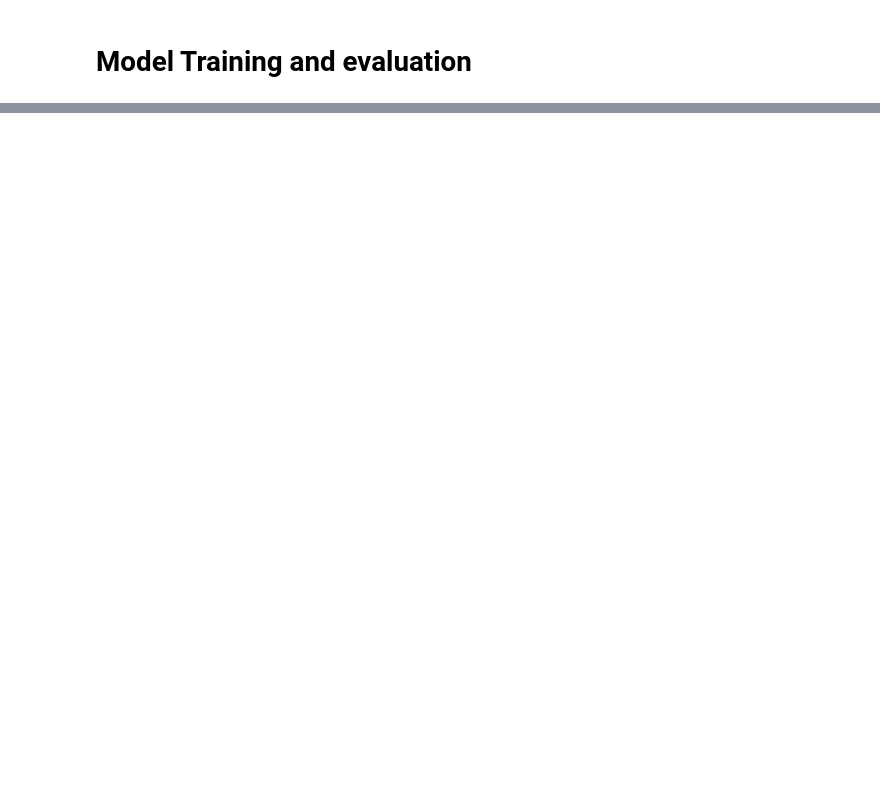
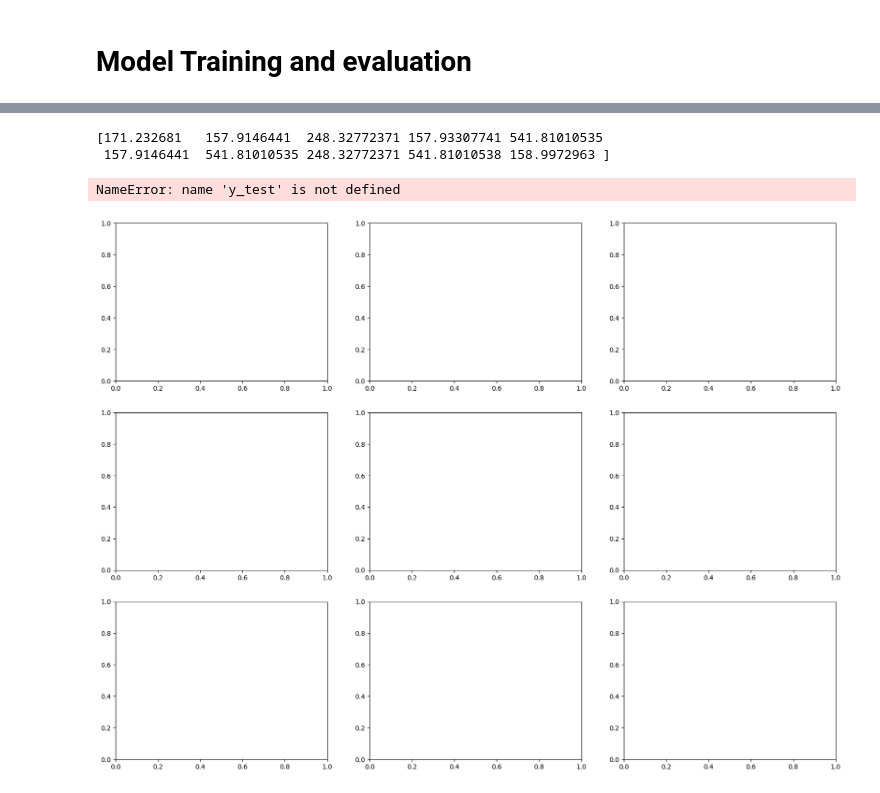
Before and after one commit to DroidZed/miniProject_Polynomial_Regression, a Jupyter notebook: polynomial_regression_nb.ipynb, the cells around one changed output, grey strips where cells are left out. Drawn from its saved outputs; the diff is of its cells as text; code cells hidden in the pictures; blank space fills up the shorter version.

```diff
--- a/polynomial_regression_nb.ipynb
+++ b/polynomial_regression_nb.ipynb
@@ -357,0 +536,7 @@ print(data_numeric.describe())
+# %%
+# Training configuration
+poly_degree = 10
+train_ratio = 0.5
+target_col = 'last'
+feature_cols = ['high', 'low', 'volume', 'change_percentage']
+validation_split = False
@@ -358,2 +696,22 @@ print(data_numeric.describe())
+# %%
+# Prediction
+
+df = pd.read_csv("data/test_1.csv")
+
+cleaned_test_data = clean_data(df)
+
+# Make predictions on new data
+def make_predictions(model, new_data, feature_cols):
+    """Make predictions on new data"""
+    X_new = new_data[feature_cols].values
+    predictions = model.predict(X_new)
+    return predictions
+
+# Example: Predict on the test set
+test_predictions = make_predictions(model, cleaned_test_data, feature_cols)
+print(test_predictions)
+# %% [output]
+[171.232681   157.9146441  248.32772371 157.93307741 541.81010535
+ 157.9146441  541.81010535 248.32772371 541.81010538 158.9972963 ]
 # %%
 # Evaluation (time + metrics)
@@ -362,2 +890,8 @@ print(data_numeric.describe())
+# %%
+# Usage
+plot_regression_performance()
+# %% [output]
+NameError: name 'y_test' is not defined
+[figure, added]
 # %%
 # Shap (waterfall plot / beeswarm / shap heatmap / shap decision plot / dependence plot)
```
Also changed, not shown: parts of 16 cells of this notebook, 1 other file.
